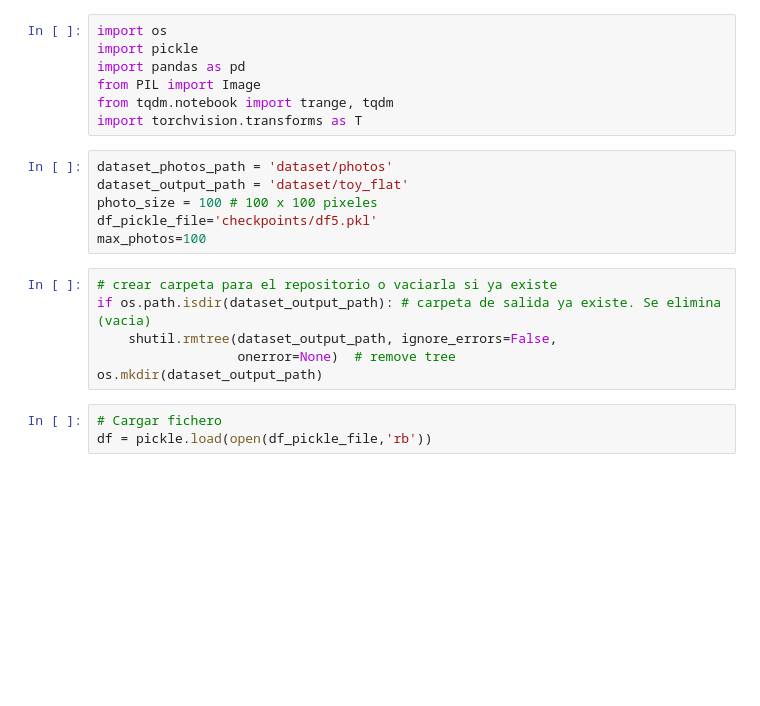
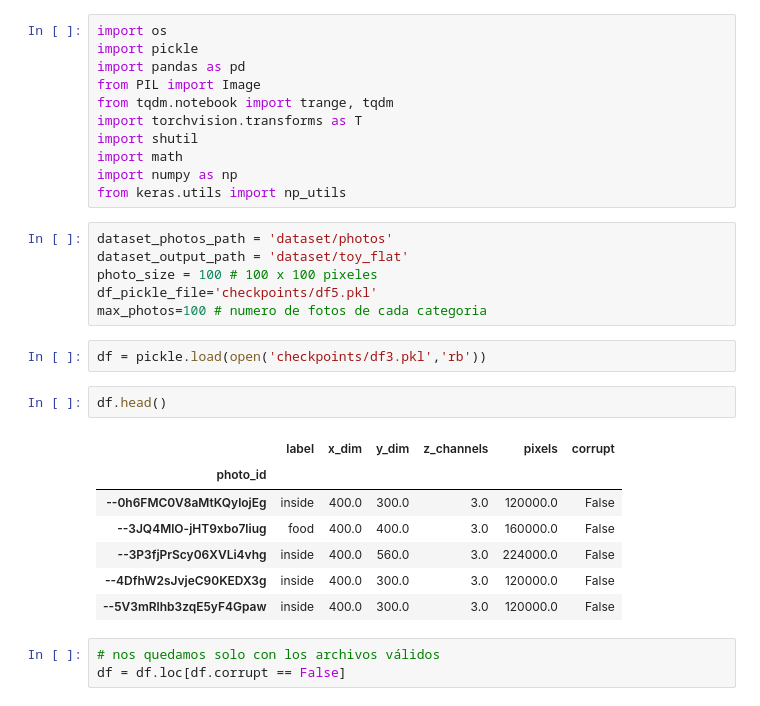
Before and after one commit to ptavaressilva/MDS_TF, a Jupyter notebook: 01_Preparación_flat_toy_dataset.ipynb, the cells around one changed output. Saved outputs shown, nothing was run; the diff lists cells and outputs as text; blank space fills up the shorter version.

```diff
--- a/01_Preparación_flat_toy_dataset.ipynb
+++ b/01_Preparación_flat_toy_dataset.ipynb
@@ -20,18 +15,28 @@ import pandas as pd
 from PIL import Image
 from tqdm.notebook import trange, tqdm
 import torchvision.transforms as T
+import shutil
+import math
+import numpy as np
+from keras.utils import np_utils
 # %%
 dataset_photos_path = 'dataset/photos'
 dataset_output_path = 'dataset/toy_flat'
 photo_size = 100 # 100 x 100 pixeles
 df_pickle_file='checkpoints/df5.pkl'
-max_photos=100
+max_photos=100 # numero de fotos de cada categoria
-# %%
-# crear carpeta para el repositorio o vaciarla si ya existe
-if os.path.isdir(dataset_output_path): # carpeta de salida ya existe. Se elimina (vacia)
-    shutil.rmtree(dataset_output_path, ignore_errors=False,
-                  onerror=None)  # remove tree
-os.mkdir(dataset_output_path)
-# %%
-# Cargar fichero
-df = pickle.load(open(df_pickle_file,'rb'))
+# %%
+df = pickle.load(open('checkpoints/df3.pkl','rb'))
+# %%
+df.head()
+# %% [output]
+|  | label | x_dim | y_dim | z_channels | pixels | corrupt |
+| photo_id |  |  |  |  |  |  |
+| --0h6FMC0V8aMtKQylojEg | inside | 400.0 | 300.0 | 3.0 | 120000.0 | False |
+| --3JQ4MlO-jHT9xbo7liug | food | 400.0 | 400.0 | 3.0 | 160000.0 | False |
+| --3P3fjPrScy06XVLi4vhg | inside | 400.0 | 560.0 | 3.0 | 224000.0 | False |
+| --4DfhW2sJvjeC90KEDX3g | inside | 400.0 | 300.0 | 3.0 | 120000.0 | False |
+| --5V3mRlhb3zqE5yF4Gpaw | inside | 400.0 | 300.0 | 3.0 | 120000.0 | False |
+# %%
+# nos quedamos solo con los archivos válidos
+df = df.loc[df.corrupt == False]
```
Also changed, not shown: parts of 49 cells of this notebook.
